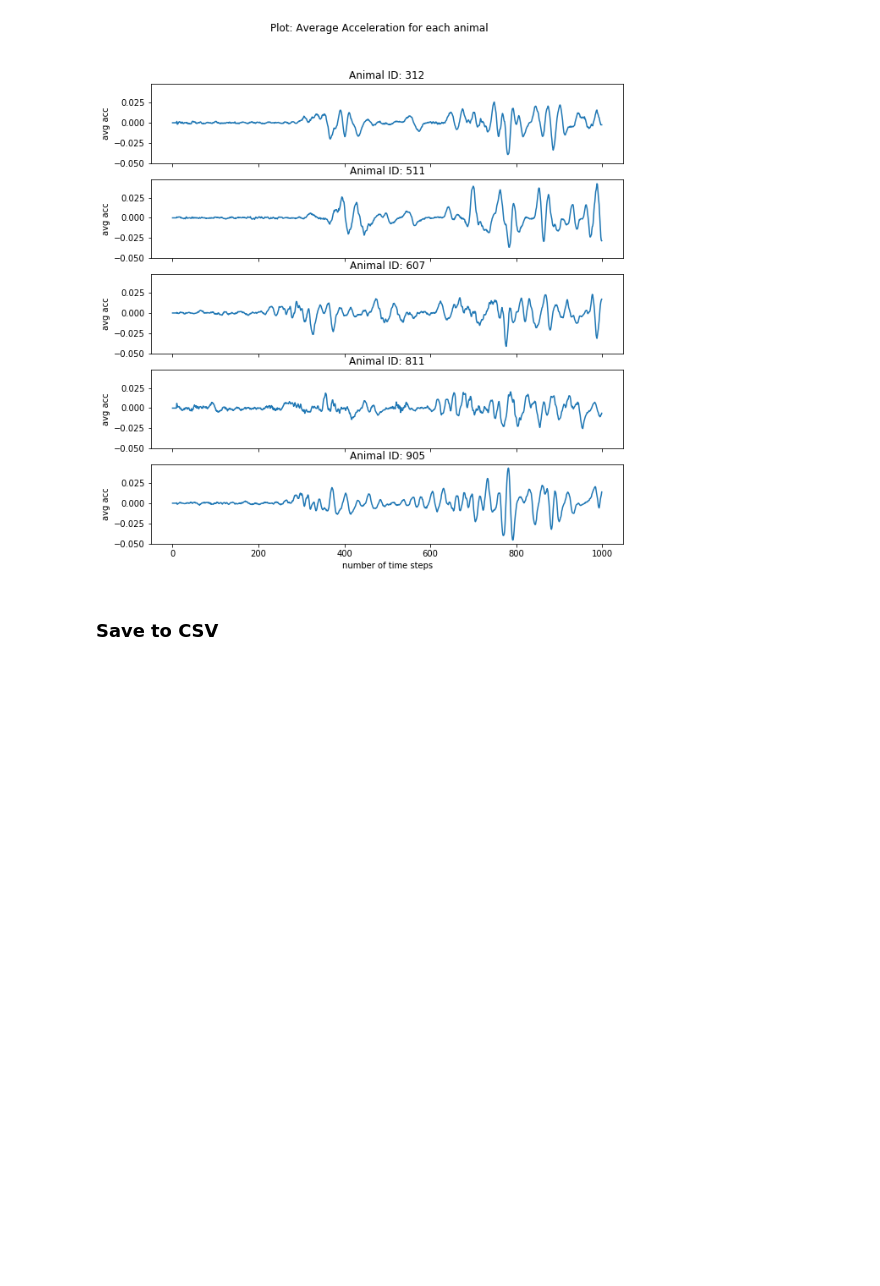
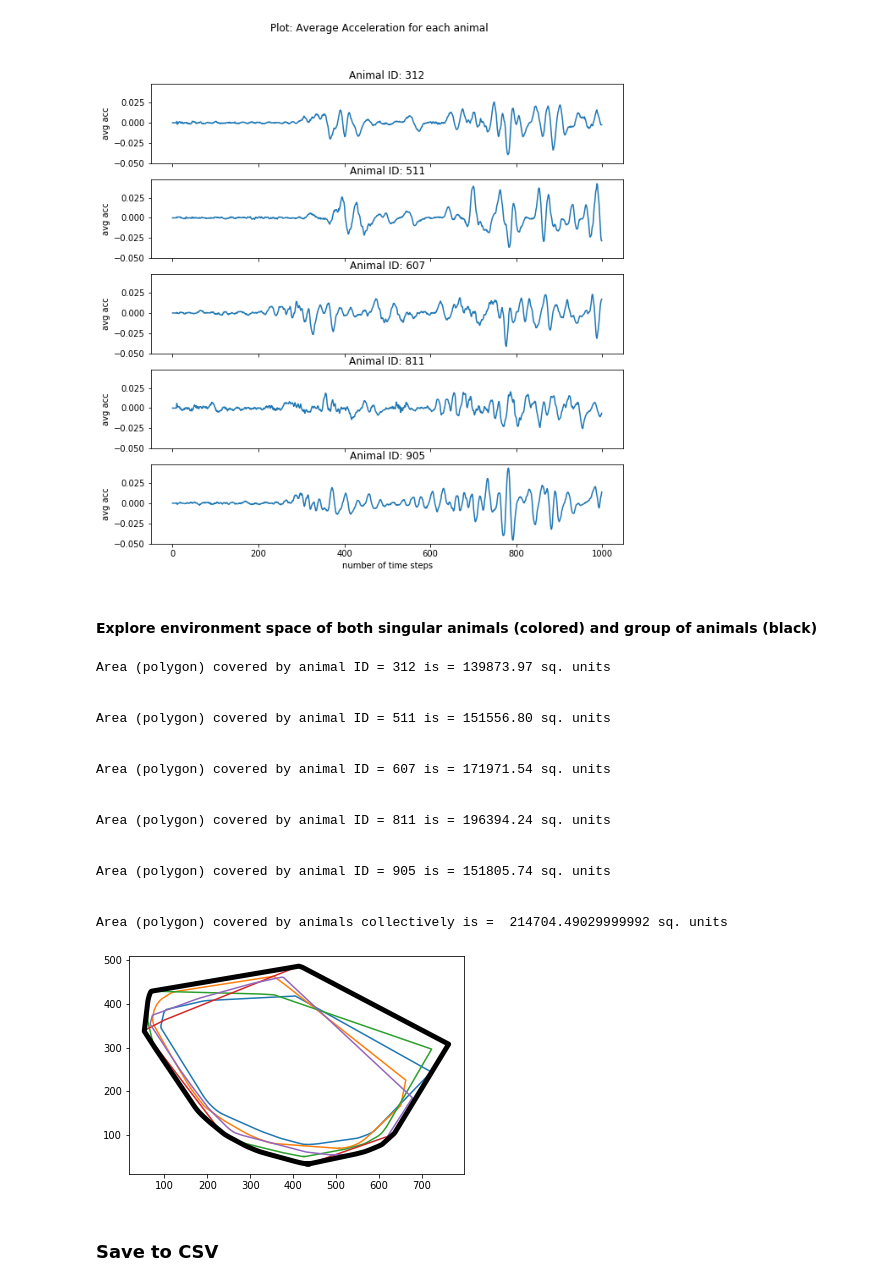
Before and after one commit to dbvis-ukon/movekit, a Jupyter notebook: examples/demo.ipynb, the cells around one changed output. Drawn from its saved outputs; the diff is of its cells as text; code cells hidden in the pictures; blank space fills up the shorter version.

Commit message:
fixed features_geospatial

```diff
--- a/examples/demo.ipynb
+++ b/examples/demo.ipynb
@@ -119,3 +119,5 @@ mkit.plot_speed(data_features)
 mkit.plot_acceleration(data_features)
 # %% [output]
 [figure]
+# %% [markdown]
+#### Explore environment space of both singular animals (colored) and group of animals (black)
@@ -122,3 +129,23 @@ mkit.plot_acceleration(data_features)
+# %%
+explore_features_geospatial(preprocessed_data)
+# %% [output]
+Area (polygon) covered by animal ID = 312 is = 139873.97 sq. units
+
+
+Area (polygon) covered by animal ID = 511 is = 151556.80 sq. units
+
+
+Area (polygon) covered by animal ID = 607 is = 171971.54 sq. units
+
+
+Area (polygon) covered by animal ID = 811 is = 196394.24 sq. units
+
+
+Area (polygon) covered by animal ID = 905 is = 151805.74 sq. units
+
+
+Area (polygon) covered by animals collectively is =  214704.49029999992 sq. units
+[figure, added]
 # %% [markdown]
 ### Save to CSV
 # %%
```
Also changed, not shown: parts of 1 cell of this notebook, 2 other files.
